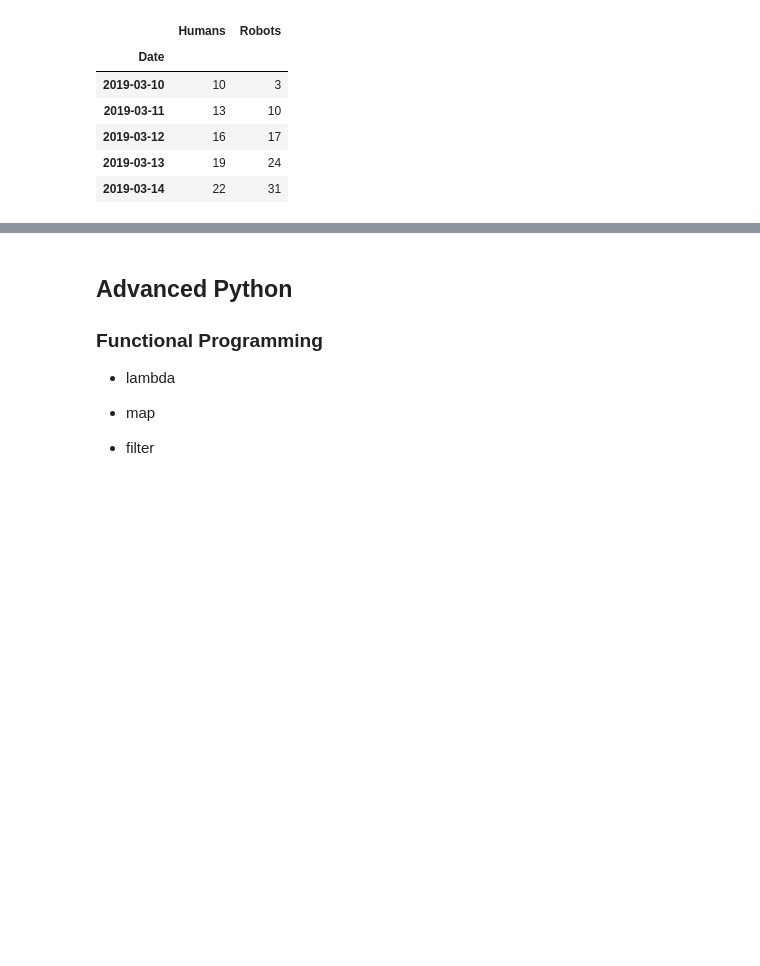
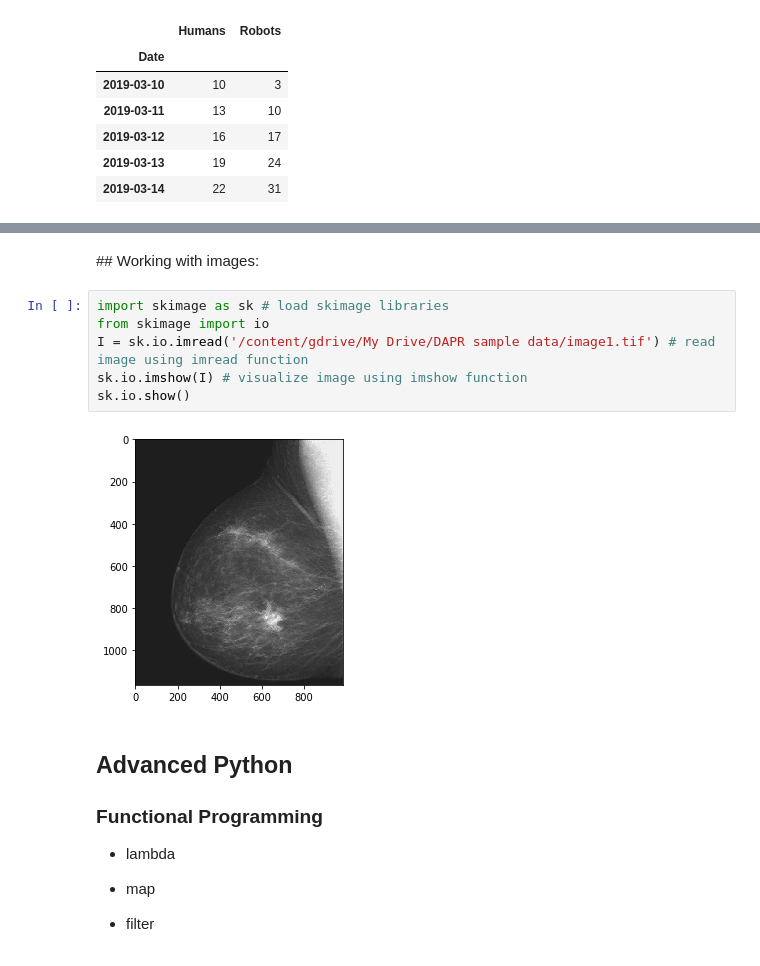
Before and after one commit to raulbenitez/DAPR, a Jupyter notebook: Intro_Python.ipynb, the cells around one changed output, grey strips where cells are left out. Cells and saved outputs as stored; diff of their text form; blank space fills up the shorter version.

```diff
--- a/Intro_Python.ipynb
+++ b/Intro_Python.ipynb
@@ -870,3 +933,13 @@ df.head()
+# %% [markdown]
+## Working with images:
+# %%
+import skimage as sk # load skimage libraries
+from skimage import io
+I = sk.io.imread('/content/gdrive/My Drive/DAPR sample data/image1.tif') # read image using imread function
+sk.io.imshow(I) # visualize image using imshow function
+sk.io.show()
+# %% [output]
+[figure, added]
 # %% [markdown]
 ## Advanced Python
 
```
Also changed, not shown: parts of 6 cells of this notebook.
